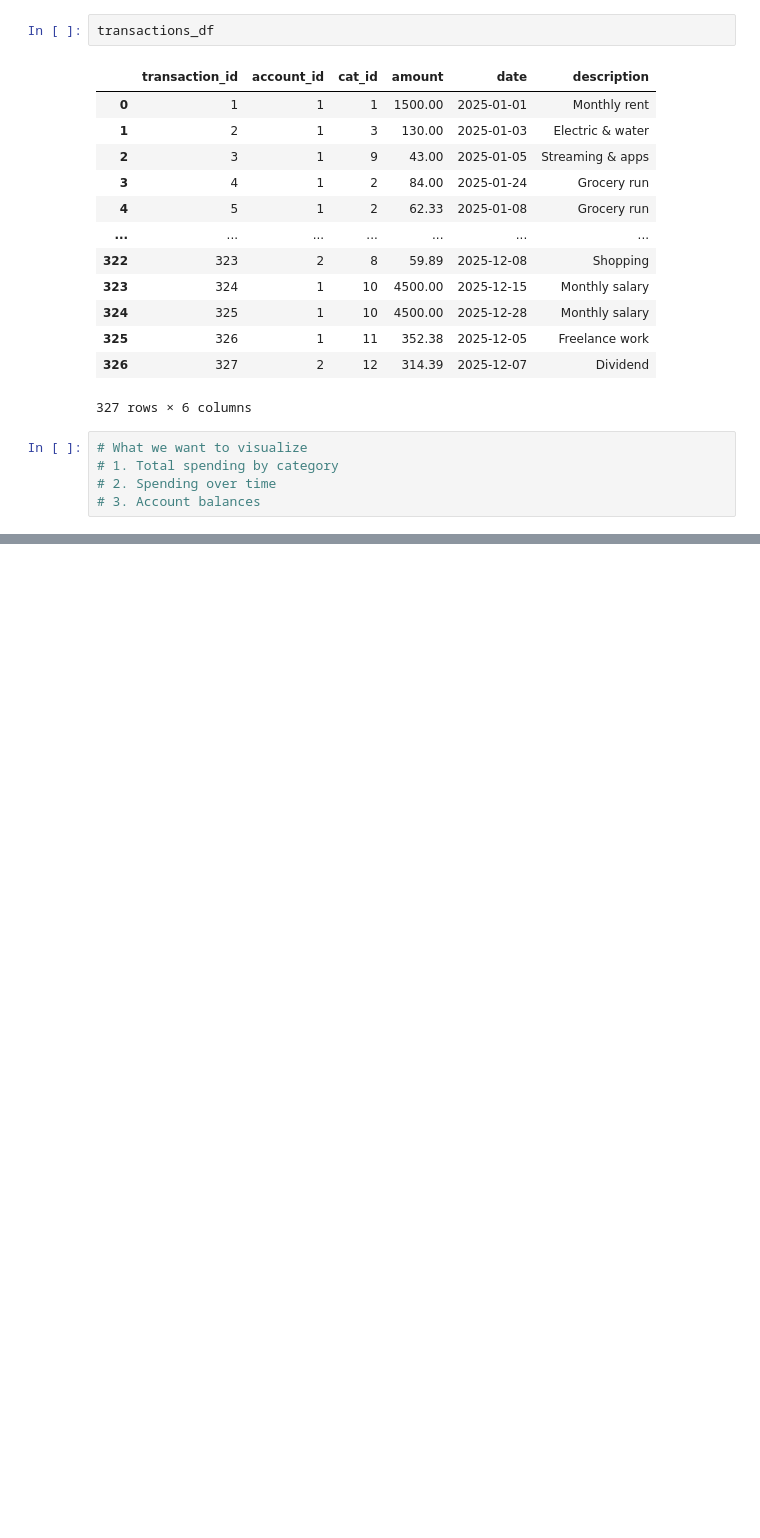
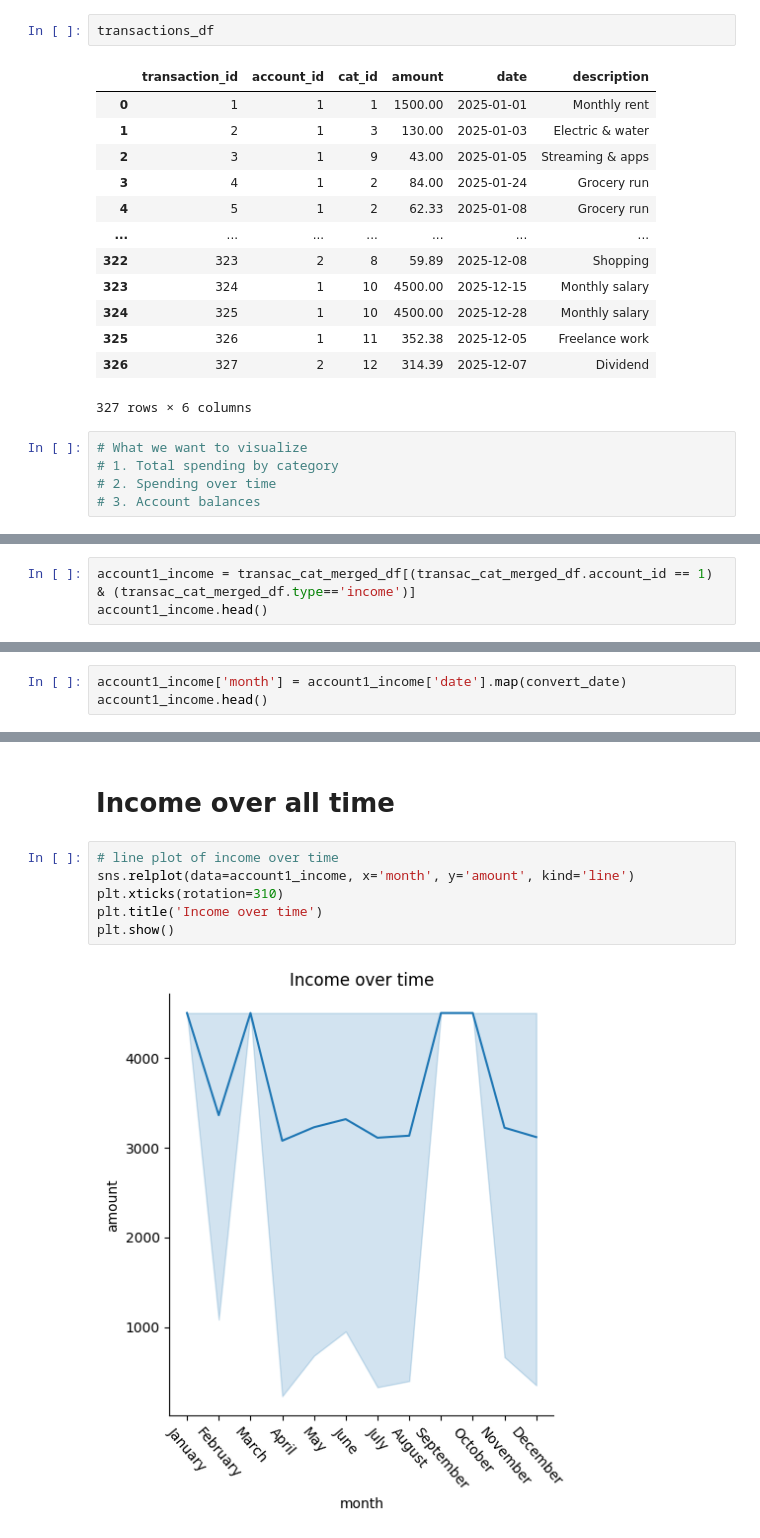
Before and after one commit to sjsu-cs122-s26/spender-menders-personal-finance-data-expense-tracker, a Jupyter notebook: notebooks/Visualization.ipynb, the cells around one changed output, grey strips where cells are left out. Saved outputs shown, nothing was run; the diff lists cells and outputs as text; blank space fills up the shorter version.

```diff
--- a/notebooks/Visualization.ipynb
+++ b/notebooks/Visualization.ipynb
@@ -54,0 +138,3 @@ transactions_df
+# %%
+account1_income = transac_cat_merged_df[(transac_cat_merged_df.account_id == 1) & (transac_cat_merged_df.type=='income')]
+account1_income.head()
@@ -54,0 +148,3 @@ transactions_df
+# %%
+account1_income['month'] = account1_income['date'].map(convert_date)
+account1_income.head()
@@ -54,0 +158,10 @@ transactions_df
+# %% [markdown]
+# Income over all time
+# %%
+# line plot of income over time
+sns.relplot(data=account1_income, x='month', y='amount', kind='line')
+plt.xticks(rotation=310)
+plt.title('Income over time')
+plt.show()
+# %% [output]
+[figure, added]
```
Also changed, not shown: parts of 18 cells of this notebook.
